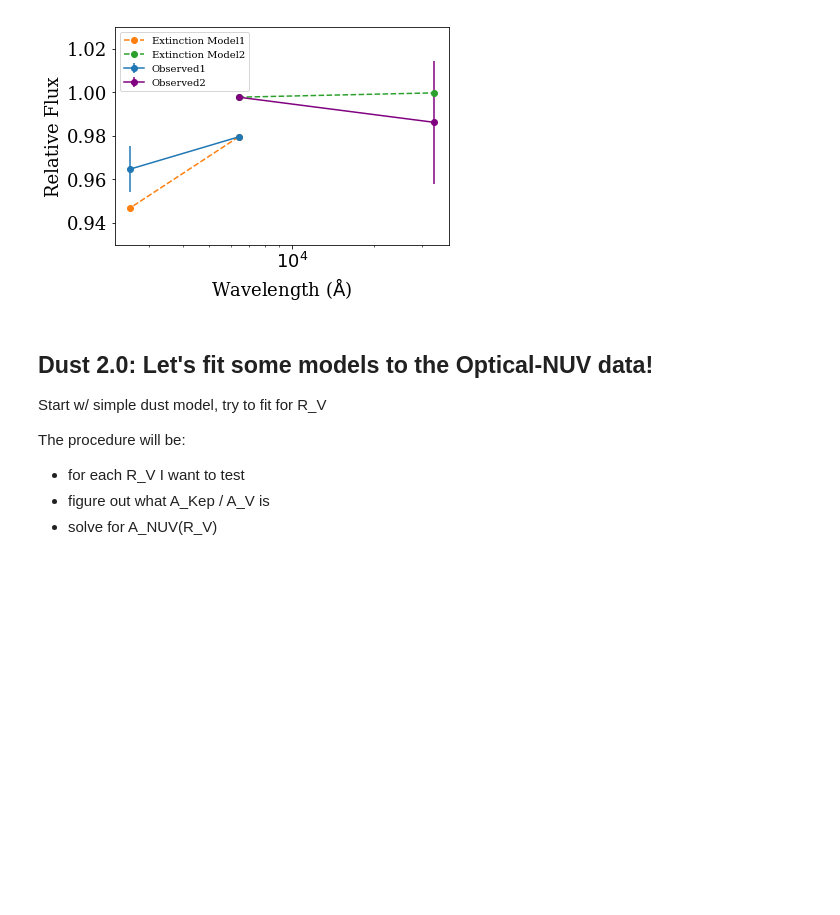
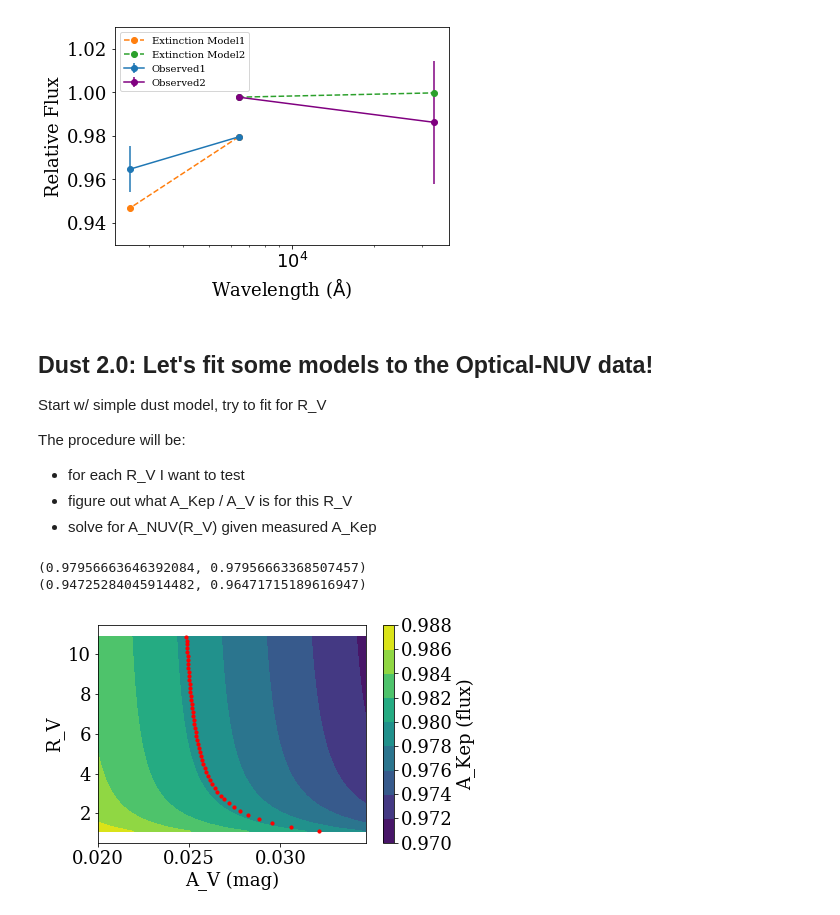
Before and after one commit to jradavenport/GALEX_Boyajian, a Jupyter notebook: explore.ipynb, the cells around one changed output. Drawn from its saved outputs; the diff is of its cells as text; code cells hidden in the pictures; blank space fills up the shorter version.

Commit message:
computed Rv to satisfy Kepler and NUV fading with dust

```diff
--- a/explore.ipynb
+++ b/explore.ipynb
@@ -389,5 +389,60 @@ Start w/ simple dust model, try to fit for R_V
 The procedure will be:
 
 - for each R_V I want to test
-- figure out what A_Kep / A_V is
-- solve for A_NUV(R_V)
+- figure out what A_Kep / A_V is for this R_V
+- solve for A_NUV(R_V) given measured A_Kep
+# %%
+# the "STANDARD MODEL" for extinction
+A_V = 0.0265407
+R_V = 3.1
+
+ext_out = extinction.ccm89(np.array([wave_Kep, wave_NUV]), A_V, R_V)
+
+# (ext_out[1] - ext_out[0]) / ext_out[1]
+print(10**(ext_out[0]/(-2.5)), (1-frac_kep)) # these need to match (within < 1%)
+print(10**(ext_out[1]/(-2.5)), gflux[1]) # and then these won't, as per our previous plot
+
+# print(10**((ext_out[1] - ext_out[0])/(-2.5)) / 10**(ext_out[0]/(-2.5)))
+# %% [output]
+(0.97956663646392084, 0.97956663368507457)
+(0.94725284045914482, 0.96471715189616947)
+# %%
+# now find an R_V (and A_V) that gives matching extinctions in both bands
+# start by doing a grid over plasible A_V values at each R_V I care about... we doing this brute force!
+
+ni=50
+nj=50
+di = 0.2
+dj = 0.0003
+ext_out_grid = np.zeros((2,ni,nj))
+for i in range(ni):
+    R_V = 1.1 + i*di
+    for j in range(nj):
+        A_V = 0.02 + j*dj
+
+        ext_out_ij = extinction.ccm89(np.array([wave_Kep, wave_NUV]), A_V, R_V)
+        ext_out_grid[:,i,j] = 10**(ext_out_ij/(-2.5))
+
+R_V_grid = 1.1 + np.arange(ni)*di
+A_V_grid = 0.02 + np.arange(nj)*dj
+# %%
+# now plot where the Kepler extinction (A_Kep) matches the measured value, for each R_V
+
+plt.figure()
+plt.contourf( A_V_grid, R_V_grid, ext_out_grid[0,:,:], origin='lower' )
+cb = plt.colorbar()
+cb.set_label('A_Kep (flux)')
+
+A_V_match = np.zeros(ni)
+ext_NUV = np.zeros(ni)
+for i in range(ni):
+    xx = np.interp(1-frac_kep, ext_out_grid[0,i,:][::-1], A_V_grid[::-1])
+    plt.scatter(xx, R_V_grid[i], c='r', s=10)
+    A_V_match[i] = xx
+    ext_NUV[i] = 10**(extinction.ccm89(np.array([wave_NUV]),xx, R_V_grid[i]) / (-2.5))
+
+plt.ylabel('R_V')
+plt.xlabel('A_V (mag)')
+plt.show()
+# %% [output]
+[figure, added]
```
Also changed, not shown: parts of 1 cell of this notebook.
